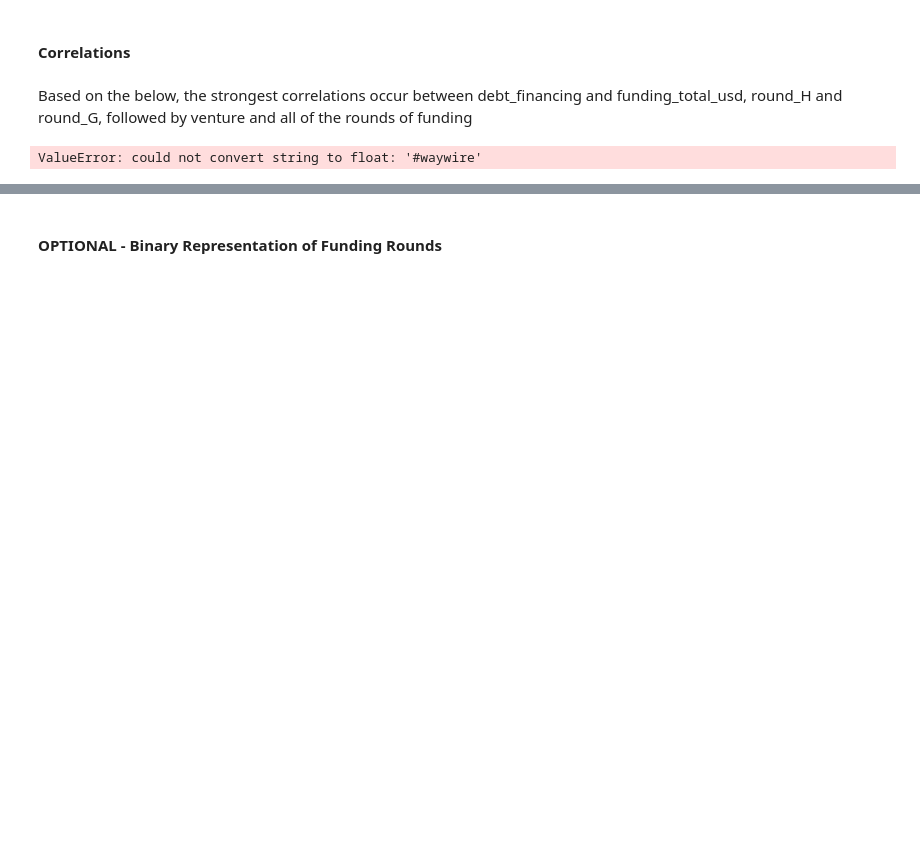
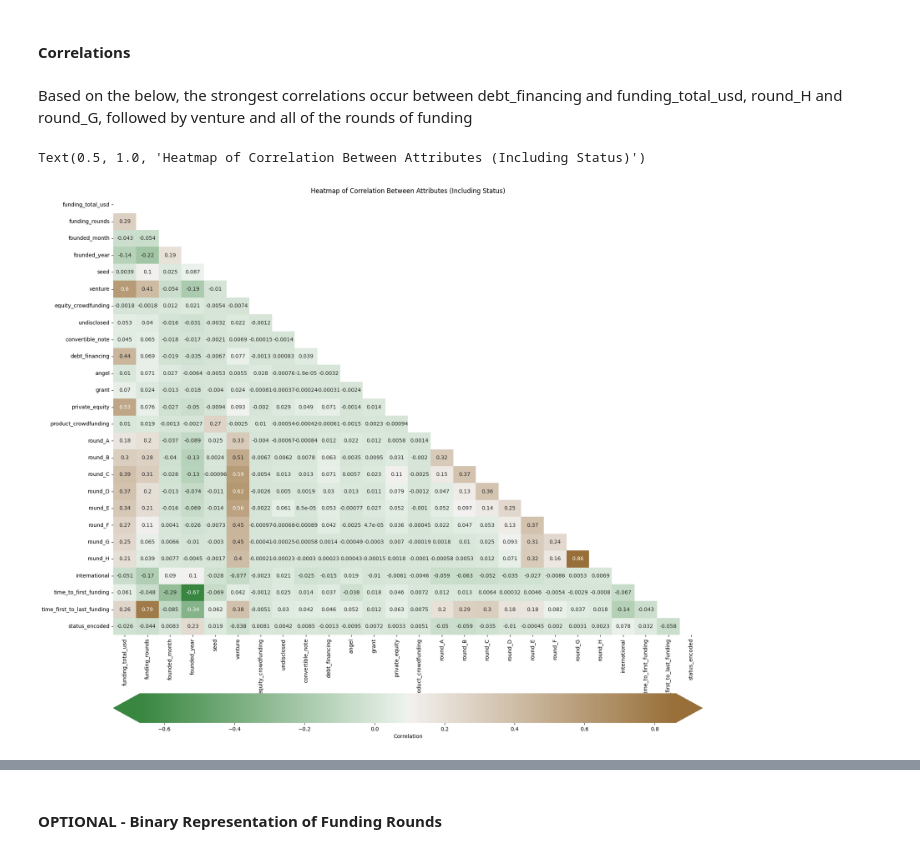
Before and after one commit to lorenzopanero/startup-prediction, a Jupyter notebook: notebook/exploration.ipynb, the cells around one changed output, grey strips where cells are left out. Saved outputs shown, nothing was run; the diff lists cells and outputs as text; code cells hidden in the pictures; blank space fills up the shorter version.

```diff
--- a/notebook/exploration.ipynb
+++ b/notebook/exploration.ipynb
@@ -458,24 +557,28 @@ for col in numeric_cols:
 # %% [markdown]
 Based on the below, the strongest correlations occur between debt_financing and funding_total_usd, round_H and round_G, followed by venture and all of the rounds of funding
 # %%
-# with status
+# Encode the 'status' column and include it in the numeric data
 encoder = LabelEncoder()
-heatmap_data = pd.concat([pd.Series(encoder.fit_transform(data['status'])),
-                          data.drop('status', axis=1)], axis=1)
+data['status_encoded'] = encoder.fit_transform(data['status'])
 
-# without status
-#heatmap_data = data.drop('status', axis=1)
+# Select only numeric columns for correlation calculation
+numeric_cols = data.select_dtypes(include=['float64', 'int64'])
+numeric_cols['status_encoded'] = data['status_encoded']
 
-h_corr = heatmap_data.corr()
+# Calculate the correlation matrix
+h_corr = numeric_cols.corr()
+
+# Plot the heatmap
 fig, ax = plt.subplots(figsize=(20, 20))
 mask = np.triu(np.ones_like(h_corr, dtype=bool))
 cmap = sns.diverging_palette(130, 50, as_cmap=True)
 cbar_kws = {'label': 'Correlation', 'orientation': 'horizontal',
             'pad': .1, 'extend': 'both'}
 sns.heatmap(data=h_corr, mask=mask, ax=ax, annot=True, cbar_kws=cbar_kws, cmap=cmap)
 ax.set_title('Heatmap of Correlation Between Attributes (Including Status)')
 # %% [output]
-ValueError: could not convert string to float: '#waywire'
+Text(0.5, 1.0, 'Heatmap of Correlation Between Attributes (Including Status)')
+[figure, added]
 # %%
 #data_corr=data.drop(columns=['status'], axis=1).corr()
 corr = h_corr.abs().stack().reset_index().sort_values(0, ascending=False)
```
Also changed, not shown: parts of 31 cells of this notebook, 4 other files.
